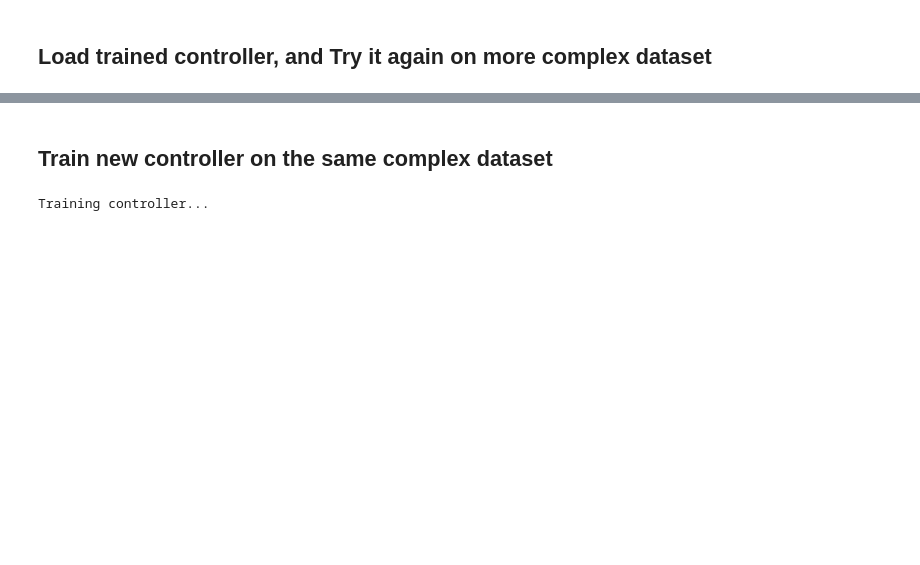
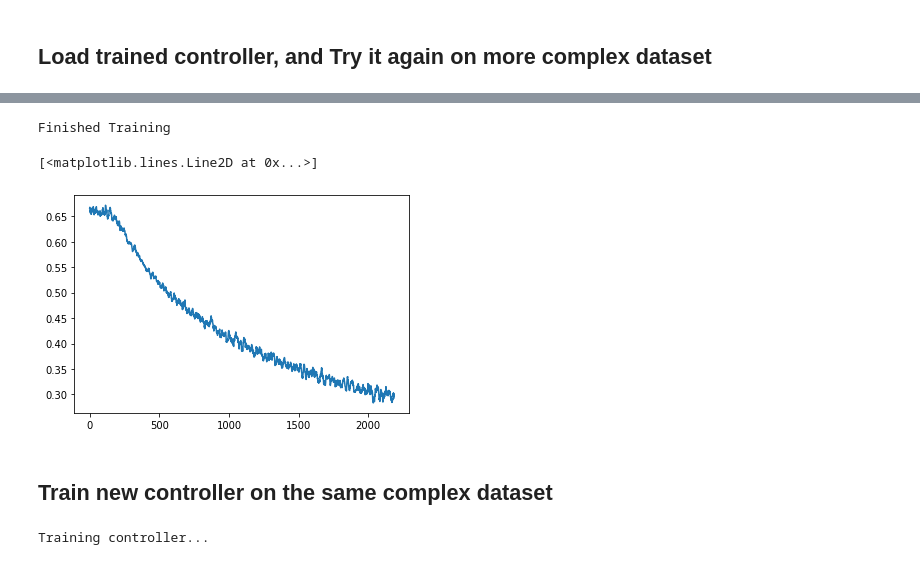
Before and after one commit to SamirMoustafa/minimal-nas, a Jupyter notebook: train.ipynb, the cells around one changed output, grey strips where cells are left out. Saved outputs shown, nothing was run; the diff lists cells and outputs as text; code cells hidden in the pictures; blank space fills up the shorter version.

```diff
--- a/train.ipynb
+++ b/train.ipynb
@@ -237,3 +227,35 @@ Done.
+# %%
+import torch.nn as nn
+import torch.nn.functional as F
+import torch.optim as optim
+
+net = best_child
+
+losses = list()
+
+criterion = nn.CrossEntropyLoss()
+optimizer = optim.Adam(net.parameters(), lr=1e-2)
+
+for epoch in range(100):  # loop over the dataset multiple times
+
+    for i, data in enumerate(dl_train, 0):
+        inputs, labels = data
+        optimizer.zero_grad()
+        outputs = net(inputs)
+        loss = criterion(outputs, labels.long())
+        loss.backward()
+        optimizer.step()
+
+        losses.append(loss.item())
+
+print('Finished Training')
+# %% [output]
+Finished Training
+# %%
+plt.plot(np.convolve(losses, np.ones((15,))/15, mode='valid'))
+# %% [output]
+[<matplotlib.lines.Line2D at 0x...>]
+[figure, added]
 # %% [markdown]
 ## Train new controller on the same complex dataset
 # %%
```
Also changed, not shown: parts of 15 cells of this notebook, 2 other files.
